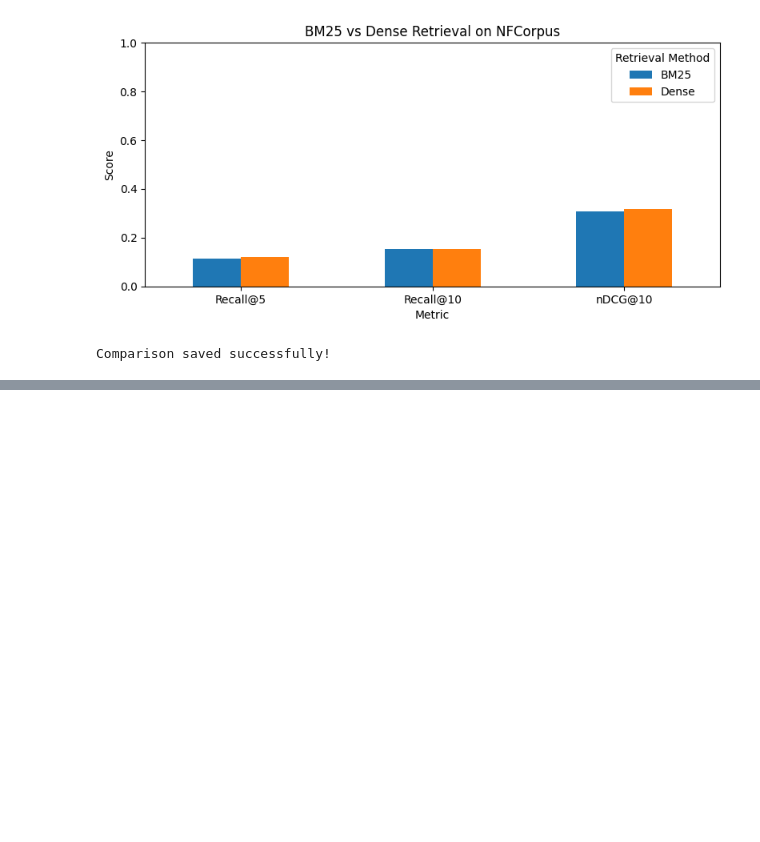
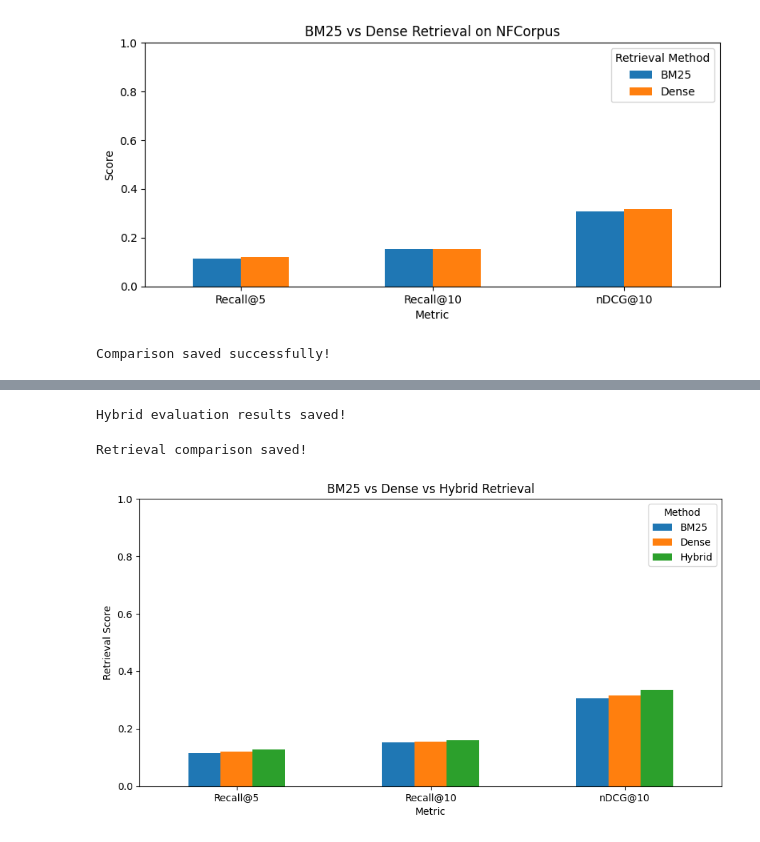
Before and after one commit to rachana1707-S/Adaptive-MedRAG, a Jupyter notebook: notebooks/01_retrieval.ipynb, the cells around one changed output, grey strips where cells are left out. Cells and saved outputs as stored; diff of their text form; code cells hidden in the pictures; blank space fills up the shorter version.

Commit message:
Implement hybrid retrieval using RRF

```diff
--- a/notebooks/01_retrieval.ipynb
+++ b/notebooks/01_retrieval.ipynb
@@ -955,0 +1197,18 @@ Comparison saved successfully!
+# %%
+# Calculating the average hybrid retrieval performance
+
+hybrid_summary = hybrid_evaluation_df[
+    ["recall_5", "recall_10", "ndcg_10", "search_time_ms"]
+].mean()
+
+print("Hybrid Retrieval Results")
+print("------------------------")
+
+print("Recall@5:", round(hybrid_summary["recall_5"], 4))
+print("Recall@10:", round(hybrid_summary["recall_10"], 4))
+print("nDCG@10:", round(hybrid_summary["ndcg_10"], 4))
+print(
+    "Average search time:",
+    round(hybrid_summary["search_time_ms"], 2),
+    "ms"
+)
@@ -955,0 +1274,59 @@ Comparison saved successfully!
+# %%
+# Saving results from the hybrid retrieval experiment
+
+hybrid_evaluation_df.to_csv(
+    RESULTS_DIR / "hybrid_per_query.csv",
+    index=False
+)
+
+hybrid_summary_df = hybrid_summary.reset_index()
+hybrid_summary_df.columns = ["metric", "value"]
+
+hybrid_summary_df.to_csv(
+    RESULTS_DIR / "hybrid_summary.csv",
+    index=False
+)
+
+print("Hybrid evaluation results saved!")
+# %% [output]
+Hybrid evaluation results saved!
+# %%
+# Saving the comparison of all three retrieval methods
+
+comparison_df.to_csv(
+    RESULTS_DIR / "retrieval_comparison.csv",
+    index=False
+)
+
+print("Retrieval comparison saved!")
+# %% [output]
+Retrieval comparison saved!
+# %%
+# Plotting the retrieval scores for all three methods
+# Search time is excluded because it uses milliseconds
+
+import matplotlib.pyplot as plt
+
+plot_data = comparison_df.iloc[:3].set_index("Metric")
+
+ax = plot_data.plot(
+    kind="bar",
+    figsize=(9, 5),
+    rot=0
+)
+
+plt.title("BM25 vs Dense vs Hybrid Retrieval")
+plt.ylabel("Retrieval Score")
+plt.ylim(0, 1)
+plt.legend(title="Method")
+
+plt.tight_layout()
+
+plt.savefig(
+    RESULTS_DIR / "retrieval_comparison.png",
+    dpi=150
+)
+
+plt.show()
+# %% [output]
+[figure, added]
```
Also changed, not shown: parts of 18 cells of this notebook.
